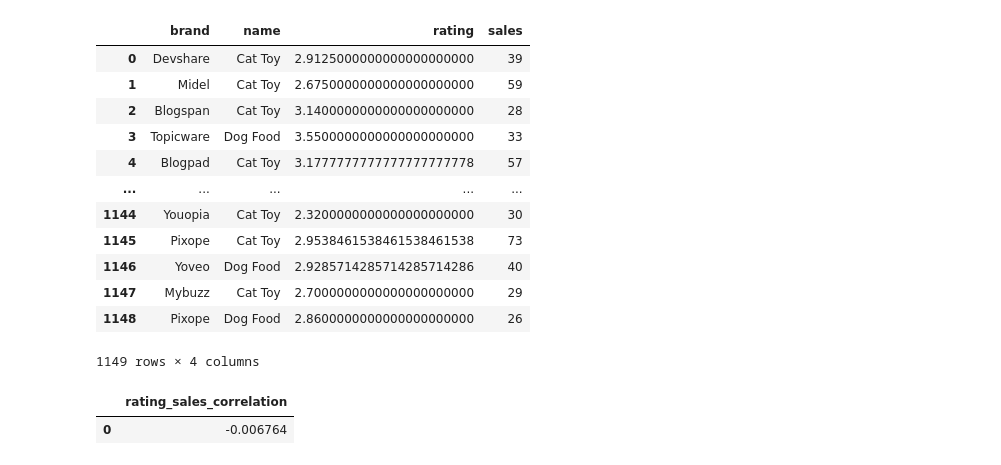
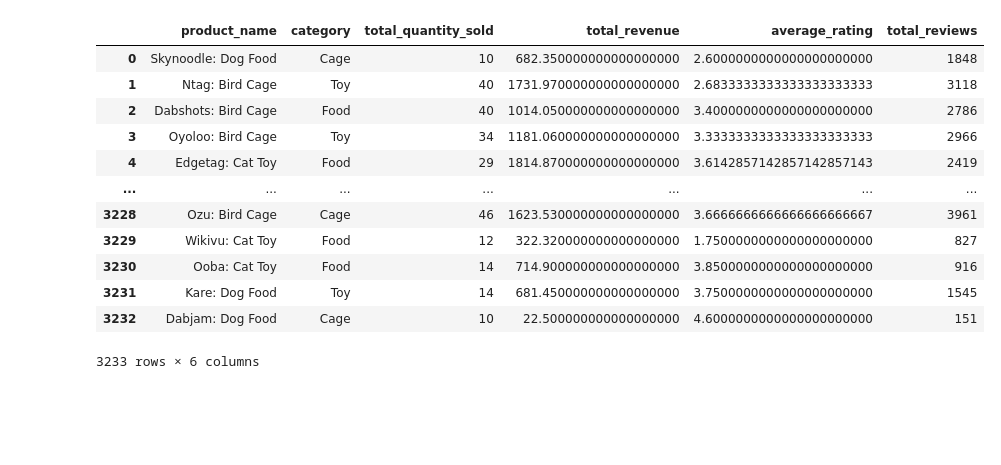
Before and after one commit to zggff/mai_bd_lab2, a Jupyter notebook: notebooks/datamarts.ipynb, the cells around one changed output. Saved outputs shown, nothing was run; the diff lists cells and outputs as text; code cells hidden in the pictures; blank space fills up the shorter version.

```diff
--- a/notebooks/datamarts.ipynb
+++ b/notebooks/datamarts.ipynb
@@ -72,7 +78,7 @@ def write_to_db(df, table_name, main_col="_id"):
 # %%
-dim_products = read_db("dim_products")
-dim_customers = read_db("dim_customers")
-dim_sellers = read_db("dim_sellers")
-dim_suppliers = read_db("dim_suppliers")
-dim_stores = read_db("dim_stores")
-fact_sales = read_db("fact_sales")
+p = read_db("dim_products").alias("p")
+c = read_db("dim_customers").alias("c")
+s = read_db("dim_sellers").alias("s")
+sp = read_db("dim_suppliers").alias("sp")
+st = read_db("dim_stores").alias("st")
+f = read_db("fact_sales").alias("f")
@@ -414,31 +85,26 @@ ratings_most_reviewed.toPandas()
-# %%
-# Корреляция между рейтингом и объемом продаж
-df_rating_sales = df_product_sales.groupBy("brand", "name") \
-    .agg(
-        f.avg("rating").alias("rating"),
-        f.sum("sale_quantity").alias("sales")
-    )
-df_rating_sales.toPandas()
-# %% [output]
-|  | brand | name | rating | sales |
-| 0 | Devshare | Cat Toy | 2.9125000000000000000000 | 39 |
-| 1 | Midel | Cat Toy | 2.6750000000000000000000 | 59 |
-| 2 | Blogspan | Cat Toy | 3.1400000000000000000000 | 28 |
-| 3 | Topicware | Dog Food | 3.5500000000000000000000 | 33 |
-| 4 | Blogpad | Cat Toy | 3.1777777777777777777778 | 57 |
-| ... | ... | ... | ... | ... |
-| 1144 | Youopia | Cat Toy | 2.3200000000000000000000 | 30 |
-| 1145 | Pixope | Cat Toy | 2.9538461538461538461538 | 73 |
-| 1146 | Yoveo | Dog Food | 2.9285714285714285714286 | 40 |
-| 1147 | Mybuzz | Cat Toy | 2.7000000000000000000000 | 29 |
-| 1148 | Pixope | Dog Food | 2.8600000000000000000000 | 26 |
-1149 rows × 4 columns
-# %%
-ratings_correlation = df_rating_sales.select(
-    f.corr("rating", "sales").alias("rating_sales_correlation"))
-write_to_db(ratings_correlation, "mart_ratings_rating_sales_correlation",
-            "rating_sales_correlation")
-ratings_correlation.toPandas()
-# %% [output]
-|  | rating_sales_correlation |
-| 0 | -0.006764 |
+# %%
+report_products = f.join(p,f.product_id == p.id) \
+            .withColumn("product_name",
+                        F.concat(F.col("brand"), F.lit(": "), F.col("name"))) \
+            .groupBy(F.col("product_name"), p.category) \
+            .agg(
+                 F.sum(f.sale_quantity).alias("total_quantity_sold"),
+                 F.sum(f.sale_total_price).alias("total_revenue"),
+                 F.avg(p.rating).alias("average_rating"),
+                 F.sum(p.reviews).alias("total_reviews"))
+write_to_db(report_products, "report_products", "product_name")
+report_products.toPandas()
+# %% [output]
+|  | product_name | category | total_quantity_sold | total_revenue | average_rating | total_reviews |
+| 0 | Skynoodle: Dog Food | Cage | 10 | 682.350000000000000000 | 2.6000000000000000000000 | 1848 |
+| 1 | Ntag: Bird Cage | Toy | 40 | 1731.970000000000000000 | 2.6833333333333333333333 | 3118 |
+| 2 | Dabshots: Bird Cage | Food | 40 | 1014.050000000000000000 | 3.4000000000000000000000 | 2786 |
+| 3 | Oyoloo: Bird Cage | Toy | 34 | 1181.060000000000000000 | 3.3333333333333333333333 | 2966 |
+| 4 | Edgetag: Cat Toy | Food | 29 | 1814.870000000000000000 | 3.6142857142857142857143 | 2419 |
+| ... | ... | ... | ... | ... | ... | ... |
+| 3228 | Ozu: Bird Cage | Cage | 46 | 1623.530000000000000000 | 3.6666666666666666666667 | 3961 |
+| 3229 | Wikivu: Cat Toy | Food | 12 | 322.320000000000000000 | 1.7500000000000000000000 | 827 |
+| 3230 | Ooba: Cat Toy | Food | 14 | 714.900000000000000000 | 3.8500000000000000000000 | 916 |
+| 3231 | Kare: Dog Food | Toy | 14 | 681.450000000000000000 | 3.7500000000000000000000 | 1545 |
+| 3232 | Dabjam: Dog Food | Cage | 10 | 22.500000000000000000 | 4.6000000000000000000000 | 151 |
+3233 rows × 6 columns
```
Also changed, not shown: parts of 29 cells of this notebook, 3 other files.
